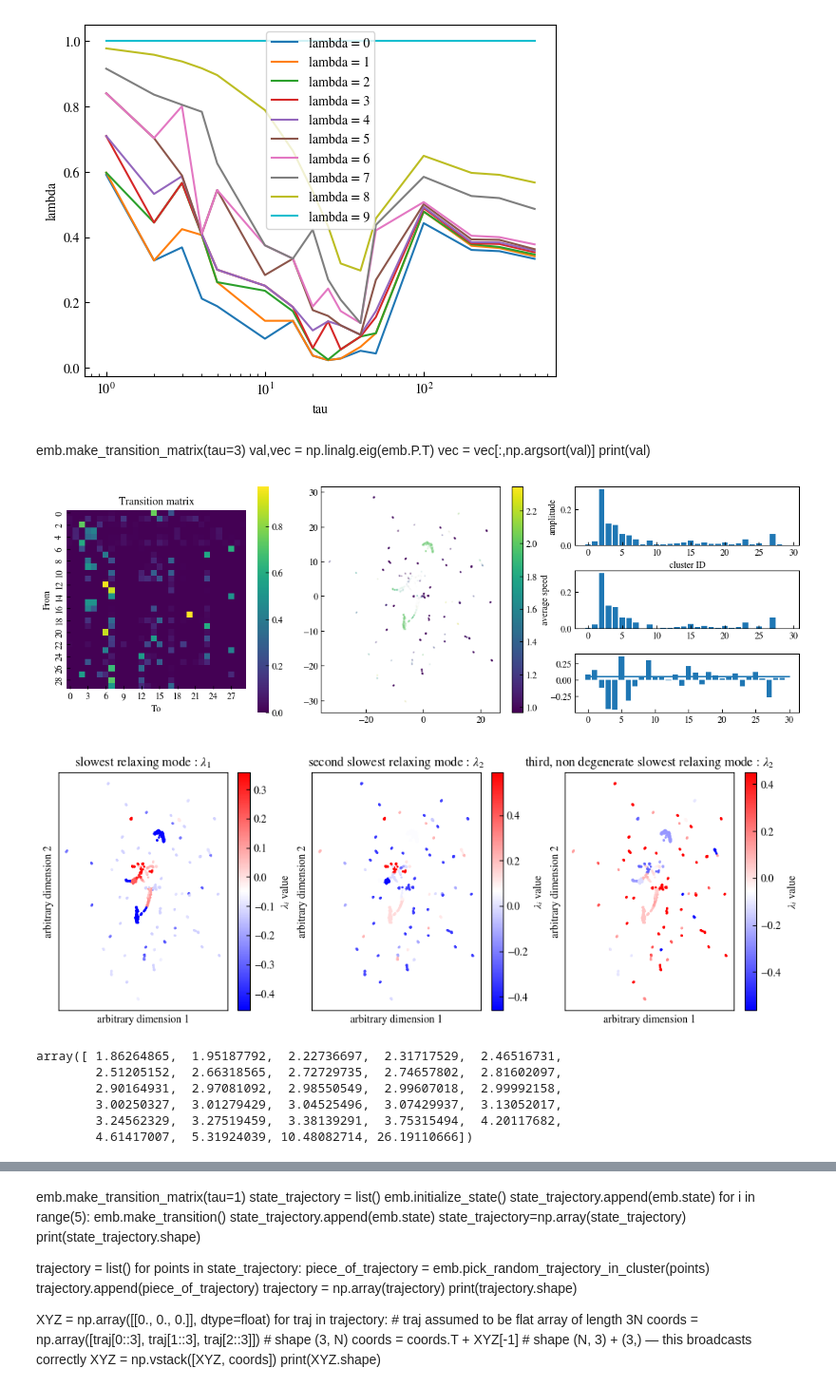
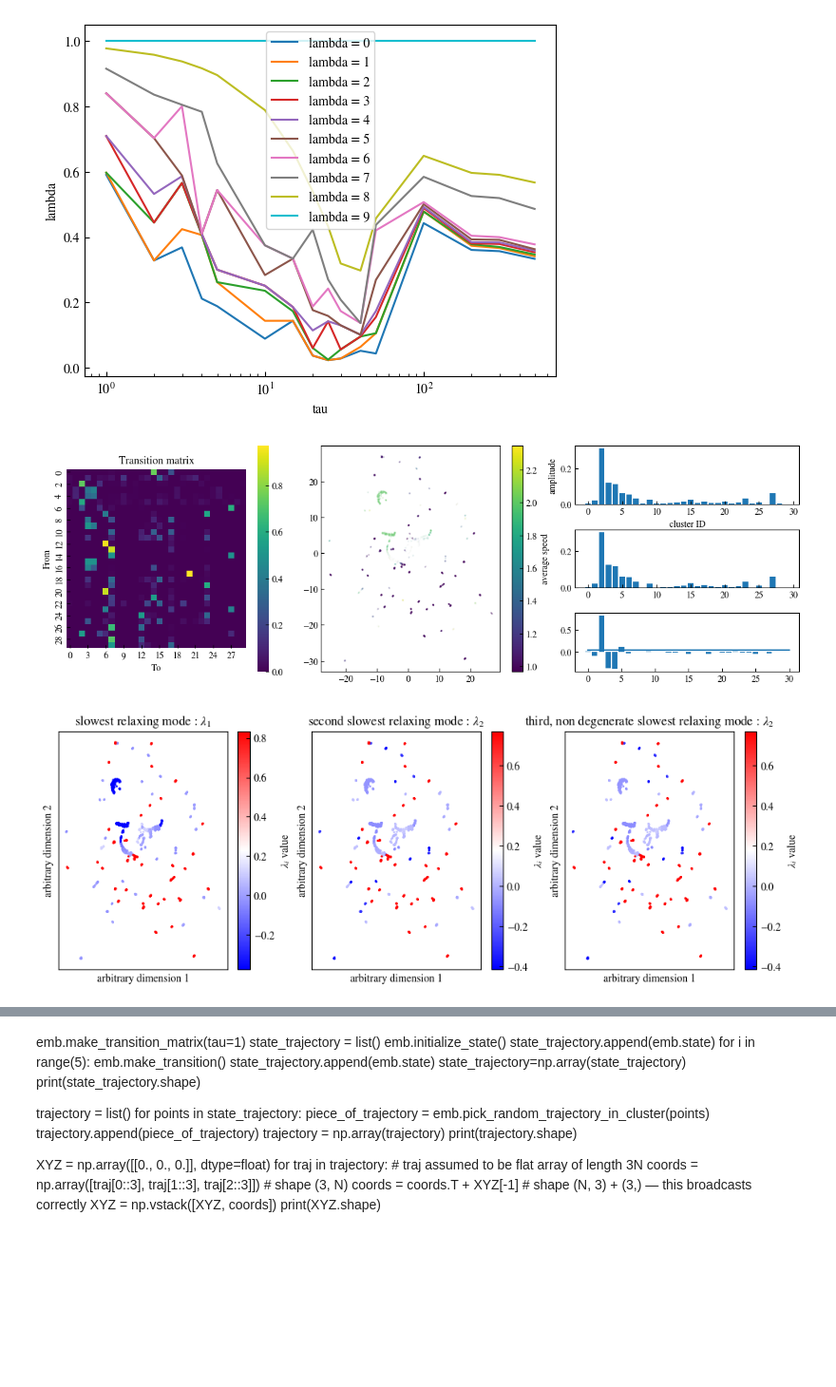
Before and after one commit to HugoLeRoy94/ClusterAnalysis, a Jupyter notebook: unit_test/test_embedding_toy_model.ipynb, the cells around one changed output, grey strips where cells are left out. Shown at 95% size. Saved outputs shown, nothing was run; the diff lists cells and outputs as text; code cells hidden in the pictures; blank space fills up the shorter version.

```diff
--- a/unit_test/test_embedding_toy_model.ipynb
+++ b/unit_test/test_embedding_toy_model.ipynb
@@ -209,15 +210,17 @@ plt.legend()
 # %% [output]
 <matplotlib.legend.Legend at 0x...>
 [figure]
-# %% [markdown]
-emb.make_transition_matrix(tau=3)
-val,vec = np.linalg.eig(emb.P.T)
-vec = vec[:,np.argsort(val)]
-print(val)
+# %%
+emb.make_transition_matrix(tau=10)
+emb.reversibilized_matrix()
+
+
+val,vec = np.linalg.eig(emb.P.T)
+vec = vec[:,np.argsort(val)]
+val  = val[np.argsort(val)]
+ss = np.abs(np.real(eig_vec[:,-1]))
+ss = ss/np.sum(ss)
 # %%
-emb.make_transition_matrix(tau=10)
-emb.reversibilized_matrix()
-
 # look at the distribution of points in the clusters
 unique_labels, counts = np.unique(emb.labels, return_counts=True)
 cluster_counts = dict(zip(unique_labels, counts))
@@ -232,12 +235,6 @@ ax1 = fig.add_subplot(gs[:,1])
 ax02 = fig.add_subplot(gs[0,2])
 ax12 = fig.add_subplot(gs[1,2])
 ax22 = fig.add_subplot(gs[2,2])
-
-val,vec = np.linalg.eig(emb.Pr.T)
-vec = vec[:,np.argsort(val)]
-val  = val[np.argsort(val)]
-ss = np.abs(np.real(eig_vec[:,-1]))
-ss = ss/np.sum(ss)
 
 
 plot_transition_matrix(emb.P, ax=ax0)
@@ -256,17 +253,17 @@ ax02.set_ylabel('amplitude')
 
 ax12.bar(list(cluster_counts.keys()),np.array(list(cluster_counts.values()))/np.sum(list(cluster_counts.values())))
 
-slow = np.real(eig_vec[:,-2])
+slow = np.real(vec[:,-2])
 #slow = slow/np.sum(slow)
 ax22.bar(np.arange(0,slow.shape[0],1),slow)
 ax22.plot([0,30],[0.05,0.05])
 
 plt.show()
 # %% [output]
-[figure, old version]
+[figure, new version]
 # %%
 fig,ax = plt.subplots(ncols=3,figsize=(12,4))
-slow_mode = (np.real(eig_vec[:,-2]))
+slow_mode = (np.real(vec[:,-2]))
 color_values = [slow_mode[lab] for lab in emb.labels[emb.indices]]
 sc = ax[0].scatter(reduced_points[:,0],reduced_points[:,1],c = color_values,s=1.,alpha=1.,rasterized=True,cmap='bwr')
 #ax = use_mpl_scatter_density(fig, reduced_points[:,0],reduced_points[:,1],dpi=10,nrows=1,pos=1,colorbar=None)
@@ -283,48 +280,39 @@ ax[0].set_xlabel('arbitrary dimension 1')
 ax[0].set_ylabel('arbitrary dimension 2')
 ax[0].set_title(r'slowest relaxing mode : $\lambda_1$')
 
-slow_mode = np.real(eig_vec[:,-3])
+slow_mode = np.real(vec[:,-3])
 color_values = [slow_mode[lab] for lab in emb.labels[emb.indices]]
 sc = ax[1].scatter(reduced_points[:,0],reduced_points[:,1],c = color_values,s=1.,alpha=1.,rasterized=True,cmap='bwr')
 vor = Voronoi(reduced_centers)
 #voronoi_plot_2d(vor, ax=ax[1], show_points = False, show_vertices=False, line_colors='red')
 ax[1].set_xticks([])
 ax[1].set_yticks([])
 ax[1].set_xlabel('arbitrary dimension 1')
 ax[1].set_ylabel('arbitrary dimension 2')
 ax[1].set_title(r'second slowest relaxing mode : $\lambda_2$')
 
 cbar = fig.colorbar(sc, ax=ax[1])
 cbar.set_label(r'$\lambda_i$ value')
 #ax.set_yticks([])
 
-slow_mode = np.real(eig_vec[:,-4])
+slow_mode = np.real(vec[:,-4])
 color_values = [slow_mode[lab] for lab in emb.labels[emb.indices]]
 sc = ax[2].scatter(reduced_points[:,0],reduced_points[:,1],c = color_values,s=1.,alpha=1.,rasterized=True,cmap='bwr')
 vor = Voronoi(reduced_centers)
 #voronoi_plot_2d(vor, ax=ax[1], show_points = False, show_vertices=False, line_colors='red')
 ax[2].set_xticks([])
 ax[2].set_yticks([])
 ax[2].set_xlabel('arbitrary dimension 1')
 ax[2].set_ylabel('arbitrary dimension 2')
 ax[2].set_title(r'third, non degenerate slowest relaxing mode : $\lambda_2$')
 
 cbar = fig.colorbar(sc, ax=ax[2])
 cbar.set_label(r'$\lambda_i$ value')
 
 #cbar.ax.set_yticks([])
 #fig.savefig('umap_color_lambda.svg',transparent=True,bbox_inches='tight')
 # %% [output]
-[figure, old version]
+[figure, new version]
-# %%
-3/(1-val[:-1])
-# %% [output]
-array([ 1.86264865,  1.95187792,  2.22736697,  2.31717529,  2.46516731,
-        2.51205152,  2.66318565,  2.72729735,  2.74657802,  2.81602097,
-        2.90164931,  2.97081092,  2.98550549,  2.99607018,  2.99992158,
-        3.00250327,  3.01279429,  3.04525496,  3.07429937,  3.13052017,
-        3.24562329,  3.27519459,  3.38139291,  3.75315494,  4.20117682,
-        4.61417007,  5.31924039, 10.48082714, 26.19110666])
 # %%
 ts = emb.implied_timescales(tau=emb.tau)
 
```
Also changed, not shown: parts of 20 cells of this notebook.
